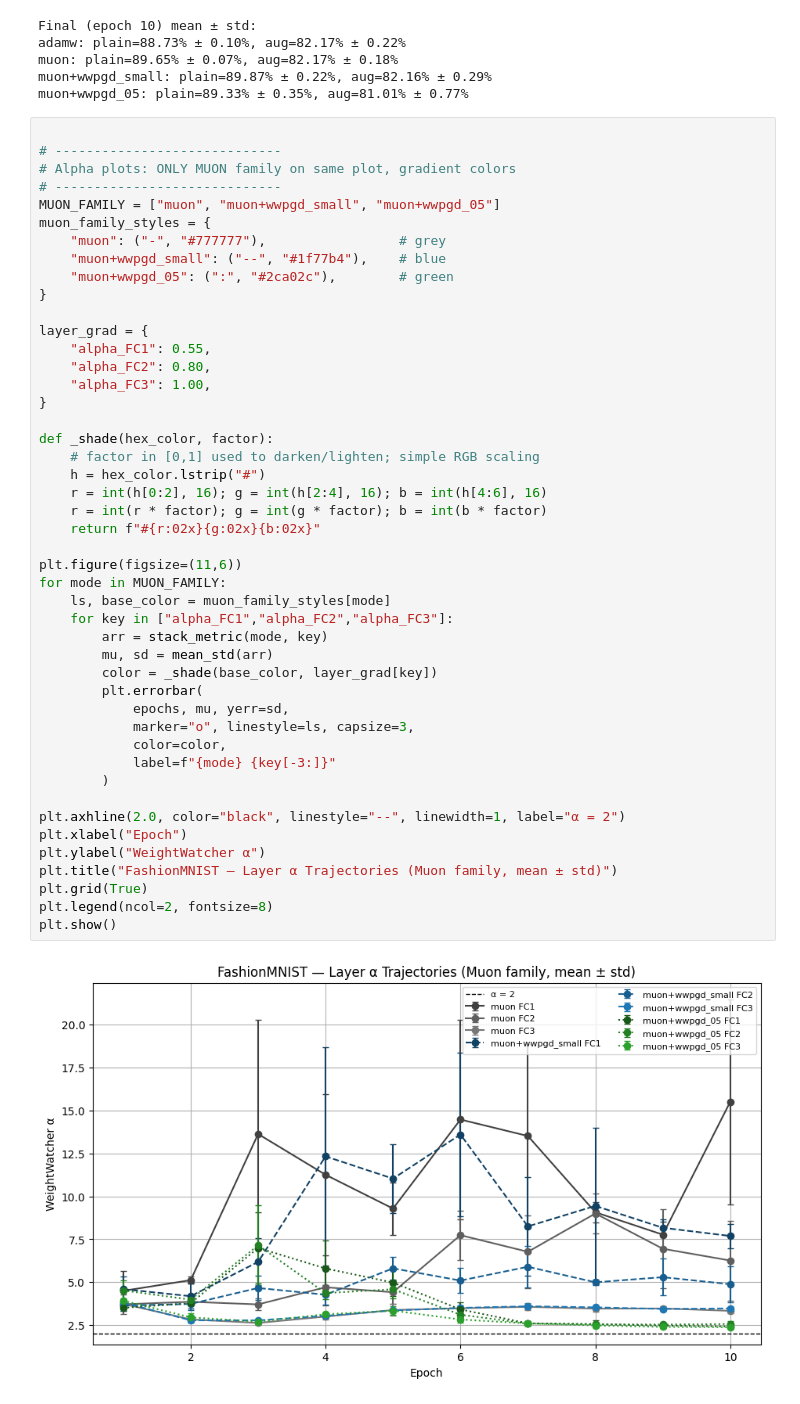
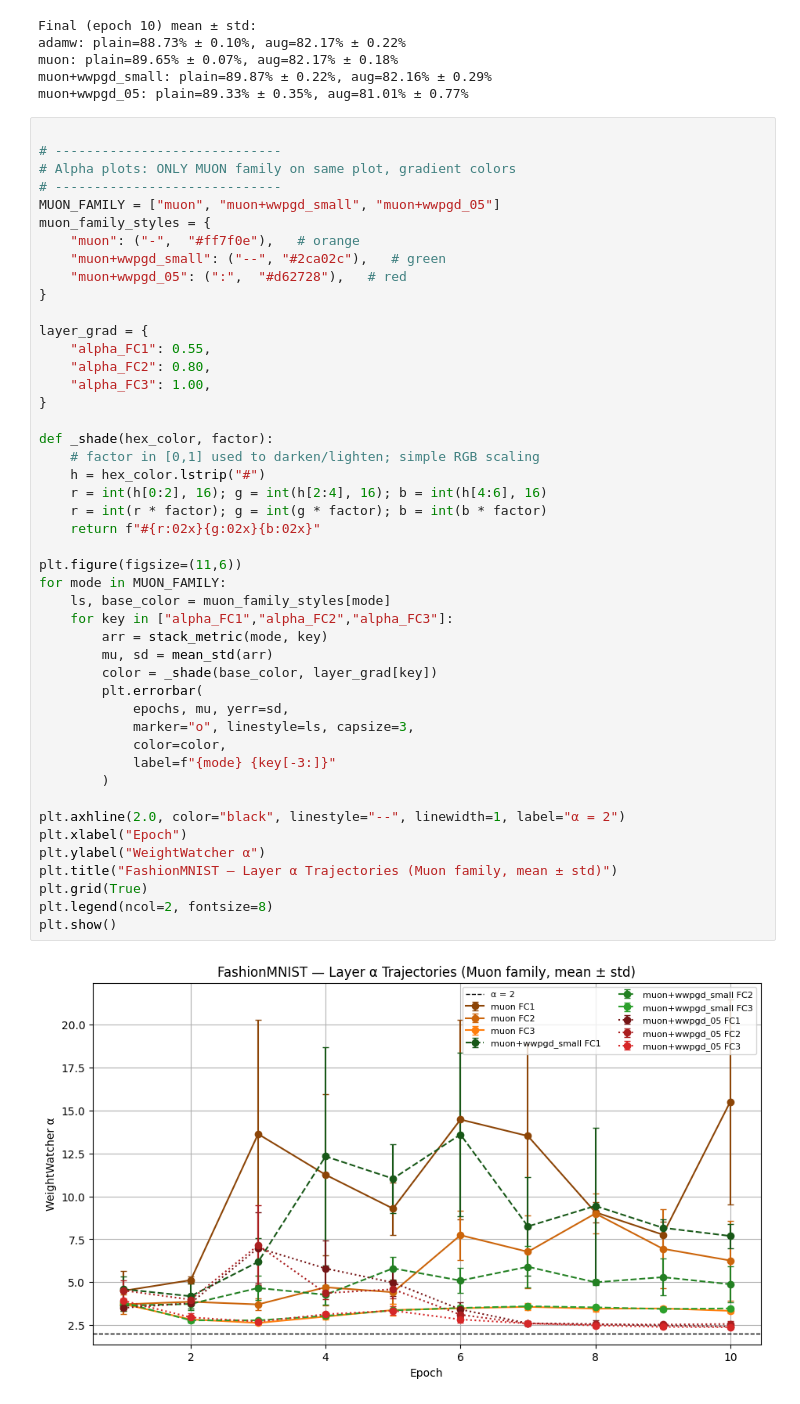
Before and after one commit to CalculatedContent/WW_PGD, a Jupyter notebook: examples/WW_PGD_Muon_MLP3.ipynb, the cells around one changed output. Cells and saved outputs as stored; diff of their text form.

```diff
--- a/examples/WW_PGD_Muon_MLP3.ipynb
+++ b/examples/WW_PGD_Muon_MLP3.ipynb
@@ -413,9 +417,9 @@ muon+wwpgd_05: plain=89.33% ± 0.35%, aug=81.01% ± 0.77%
 # -----------------------------
 MUON_FAMILY = ["muon", "muon+wwpgd_small", "muon+wwpgd_05"]
 muon_family_styles = {
-    "muon": ("-", "#777777"),                 # grey
-    "muon+wwpgd_small": ("--", "#1f77b4"),    # blue
-    "muon+wwpgd_05": (":", "#2ca02c"),        # green
+    "muon": ("-",  "#ff7f0e"),   # orange
+    "muon+wwpgd_small": ("--", "#2ca02c"),   # green
+    "muon+wwpgd_05": (":",  "#d62728"),   # red
 }
 
 layer_grad = {
@@ -426,31 +430,31 @@ layer_grad = {
 
 def _shade(hex_color, factor):
     # factor in [0,1] used to darken/lighten; simple RGB scaling
     h = hex_color.lstrip("#")
     r = int(h[0:2], 16); g = int(h[2:4], 16); b = int(h[4:6], 16)
     r = int(r * factor); g = int(g * factor); b = int(b * factor)
     return f"#{r:02x}{g:02x}{b:02x}"
 
 plt.figure(figsize=(11,6))
 for mode in MUON_FAMILY:
     ls, base_color = muon_family_styles[mode]
     for key in ["alpha_FC1","alpha_FC2","alpha_FC3"]:
         arr = stack_metric(mode, key)
         mu, sd = mean_std(arr)
         color = _shade(base_color, layer_grad[key])
         plt.errorbar(
             epochs, mu, yerr=sd,
             marker="o", linestyle=ls, capsize=3,
             color=color,
             label=f"{mode} {key[-3:]}"
         )
 
 plt.axhline(2.0, color="black", linestyle="--", linewidth=1, label="α = 2")
 plt.xlabel("Epoch")
 plt.ylabel("WeightWatcher α")
 plt.title("FashionMNIST — Layer α Trajectories (Muon family, mean ± std)")
 plt.grid(True)
 plt.legend(ncol=2, fontsize=8)
 plt.show()
 # %% [output]
-[figure, old version]
+[figure, new version]
```
Also changed, not shown: parts of 1 cell of this notebook.
